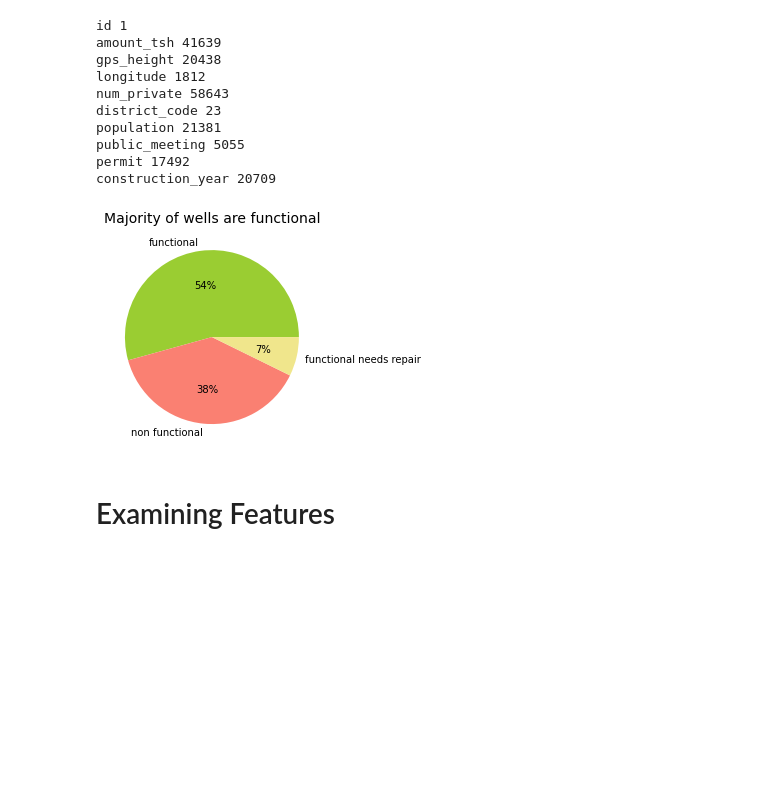
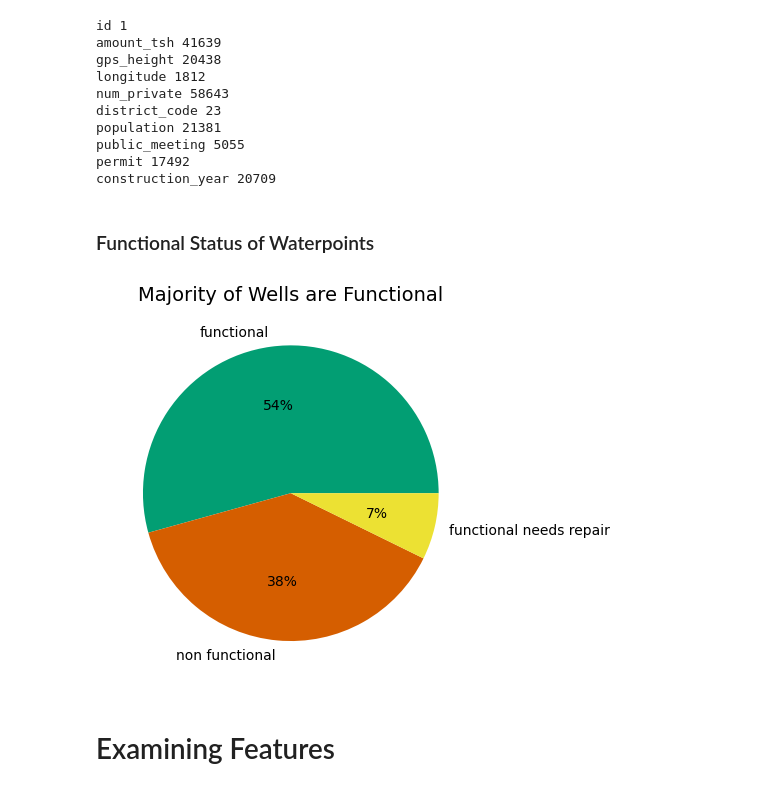
Before and after one commit to kurteulau/pump-it-up, a Jupyter notebook: notebooks/EDA_cleaning.ipynb, the cells around one changed output. Saved outputs shown, nothing was run; the diff lists cells and outputs as text; code cells hidden in the pictures; blank space fills up the shorter version.

Commit message:
Clean up plots

```diff
--- a/notebooks/EDA_cleaning.ipynb
+++ b/notebooks/EDA_cleaning.ipynb
@@ -28,6 +28,9 @@ SEED = 42
 NUM_WELLS_TRAINING = train_features.shape[0]
 
 sns.set_palette('colorblind')
+colorblind_green = sns.color_palette('colorblind')[2]
+colorblind_red = sns.color_palette('colorblind')[3]
+colorblind_yellow = sns.color_palette('colorblind')[8]
 # %% [markdown]
 # First Look
 # %%
@@ -82,17 +85,21 @@ population 21381
 public_meeting 5055
 permit 17492
 construction_year 20709
+# %% [markdown]
+### Functional Status of Waterpoints
 # %%
 # Majority of wells are 'functional' and only a few are 'functional needs repair'
+sns.reset_defaults()
+sns.set_palette('colorblind')
 label_dist = train_labels['status_group'].value_counts(normalize=True)
 plt.pie(label_dist,
         labels = label_dist.index,
-        colors = ['yellowgreen', 'salmon', 'khaki'],
+        colors = [colorblind_green, colorblind_red, colorblind_yellow],
         autopct='%.0f%%')
-plt.title('Majority of wells are functional', size=14)
+plt.title('Majority of Wells are Functional', size=14)
 plt.show()
 # %% [output]
-[figure, old version]
+[figure, new version]
 # %% [markdown]
 # Examining Features
 # %% [markdown]
```
Also changed, not shown: parts of 6 cells of this notebook.
